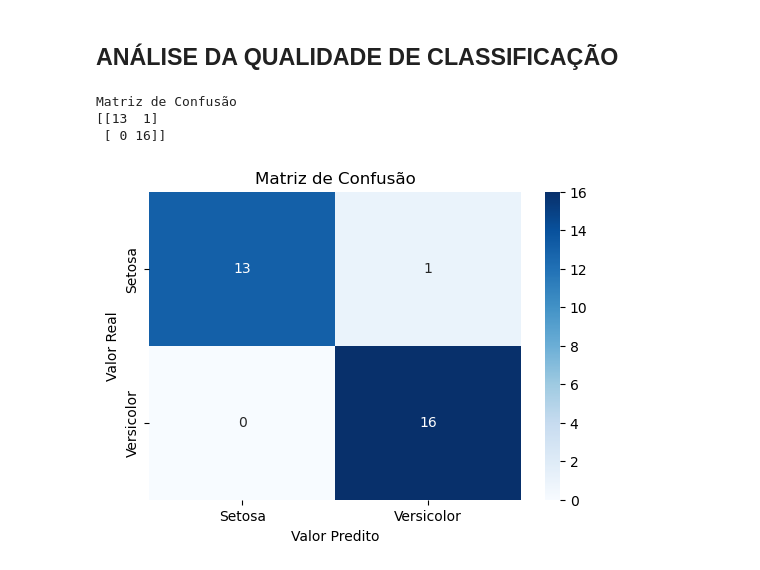
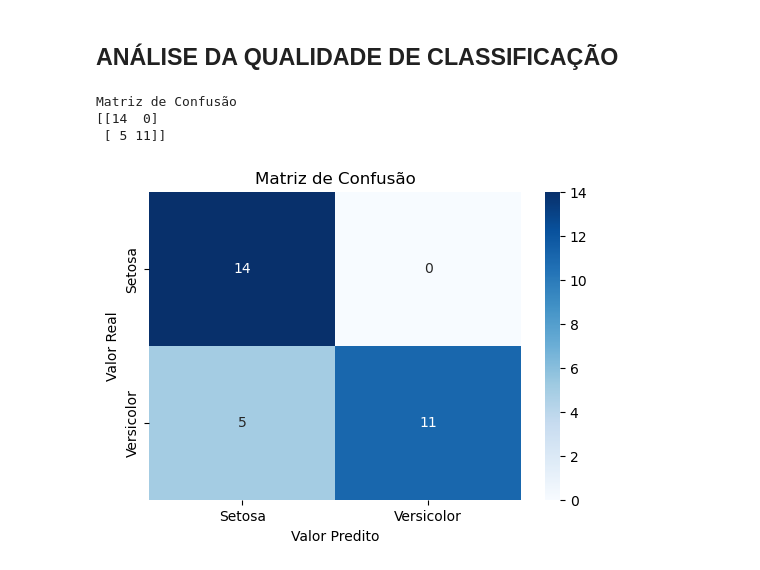
Before and after one commit to Lur4n/RNA, a Jupyter notebook: perceptron.ipynb, the cells around one changed output. Saved outputs shown, nothing was run; the diff lists cells and outputs as text; code cells hidden in the pictures.

```diff
--- a/perceptron.ipynb
+++ b/perceptron.ipynb
@@ -226,27 +238,27 @@ print(yhat)
 # %%
 #converter -1 em 0 para melhor visualizar a matriz de confusão
 yhat_display = np.where(yhat == -1, 0, yhat)
-y_display = np.where(y == -1, 0, yhat)
+y_display = np.where(y == -1, 0, y)
 
 #gera a matriz de confusão
 cm = confusion_matrix(y_display, yhat_display)
 print("Matriz de Confusão")
 print(cm)
 
 #plotar matriz de confusão crocante
 plt.figure(figsize=(6, 4))
 sns.heatmap(cm, annot=True, fmt='d', cmap='Blues',
             xticklabels=['Setosa', 'Versicolor'],
             yticklabels=['Setosa', 'Versicolor'])
 plt.title('Matriz de Confusão')
 plt.xlabel('Valor Predito')
 plt.ylabel('Valor Real')
 plt.show()
 # %% [output]
 Matriz de Confusão
-[[13  1]
- [ 0 16]]
+[[14  0]
+ [ 5 11]]
-[figure, old version]
+[figure, new version]
 # %%
 #calculo acuracia
 
```
Also changed, not shown: parts of 12 cells of this notebook, 3 other files.
